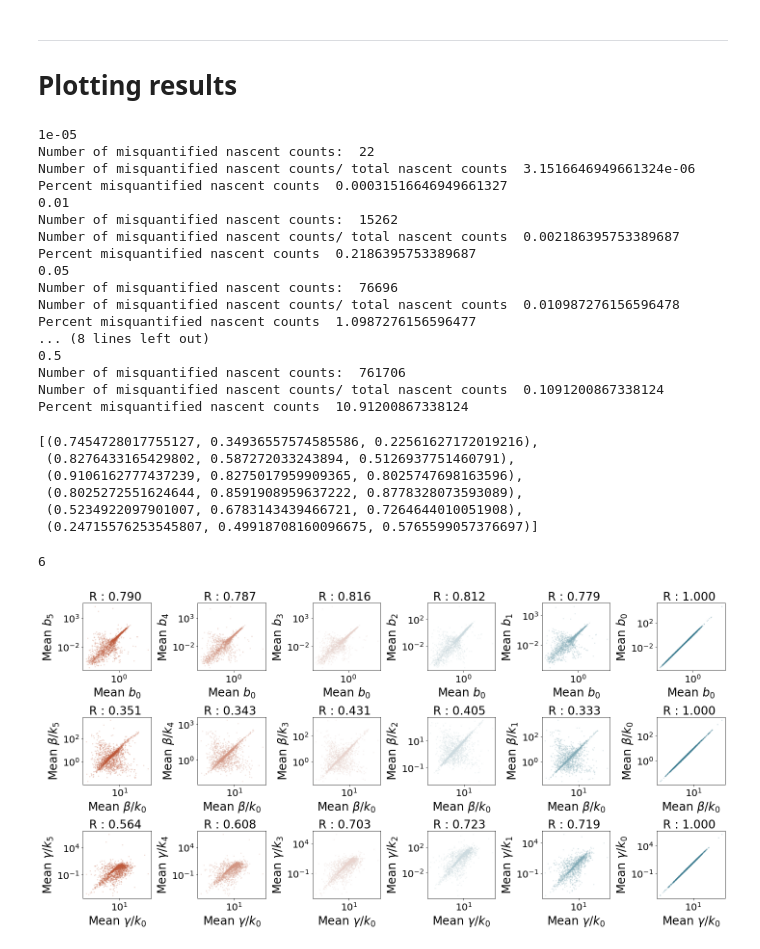
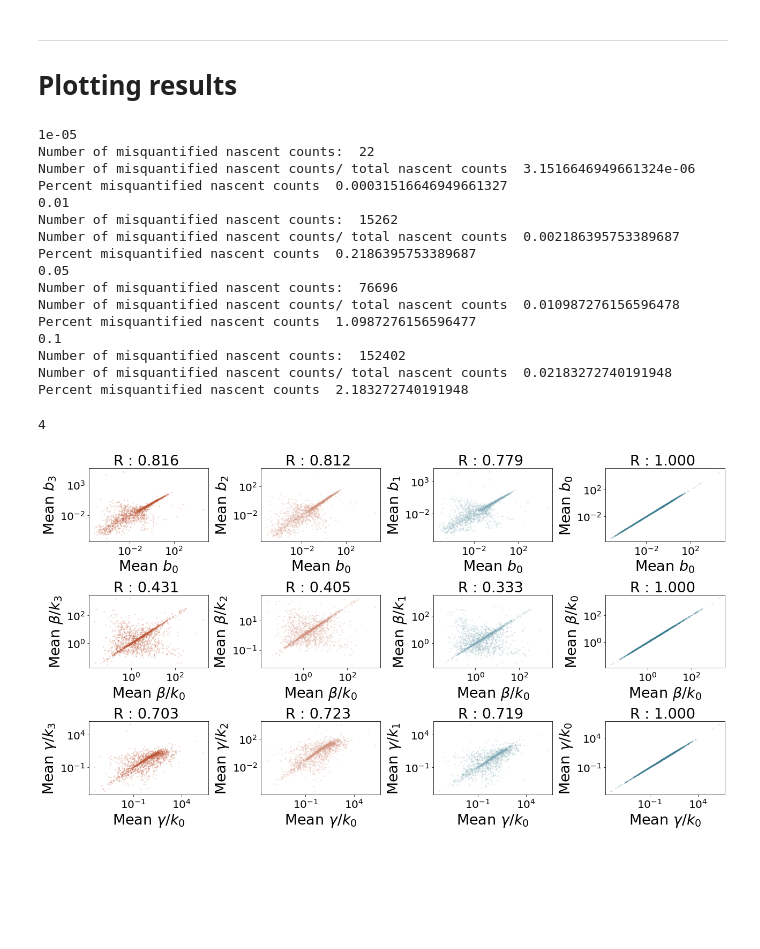
Before and after one commit to pachterlab/CGCCP_2023, a Jupyter notebook: Manuscript/analysis/Fig_S7_Nascent_MisQuantification.ipynb, the cells around one changed output. Saved outputs shown, nothing was run; the diff lists cells and outputs as text; code cells hidden in the pictures; blank space fills up the shorter version.

```diff
--- a/Manuscript/analysis/Fig_S7_Nascent_MisQuantification.ipynb
+++ b/Manuscript/analysis/Fig_S7_Nascent_MisQuantification.ipynb
@@ -206,7 +206,7 @@ color_list = [sns.color_palette()[0], sns.color_palette("YlOrBr")[1],
 # %%
 # load in data and add to dictionary
 name = 'F08_processed_hv'
-fractions = [1e-05,0.01,0.05,0.1,0.3,0.5]
+fractions = [1e-05,0.01,0.05,0.1]
 compare_against = '1e-05'
 
 b_dict = {}
@@ -289,64 +289,57 @@ Percent misquantified nascent counts  0.2186395753389687
 Number of misquantified nascent counts:  76696
 Number of misquantified nascent counts/ total nascent counts  0.010987276156596478
 Percent misquantified nascent counts  1.0987276156596477
-... (8 lines left out)
-0.5
-Number of misquantified nascent counts:  761706
-Number of misquantified nascent counts/ total nascent counts  0.1091200867338124
-Percent misquantified nascent counts  10.91200867338124
+0.1
+Number of misquantified nascent counts:  152402
+Number of misquantified nascent counts/ total nascent counts  0.02183272740191948
+Percent misquantified nascent counts  2.183272740191948
-# %%
-sns.diverging_palette(22, 220, as_cmap=False)
-# %% [output]
-[(0.7454728017755127, 0.34936557574585586, 0.22561627172019216),
- (0.8276433165429802, 0.587272033243894, 0.5126937751460791),
- (0.9106162777437239, 0.8275017959909365, 0.8025747698163596),
- (0.8025272551624644, 0.8591908959637222, 0.8778328073593089),
- (0.5234922097901007, 0.6783143439466721, 0.7264644010051908),
- (0.24715576253545807, 0.49918708160096675, 0.5765599057376697)]
+# %%
+colors = np.array(sns.diverging_palette(22, 220, as_cmap=False))[np.array([0,1,-2,-1],dtype=int)]
 # %%
 # and PLOT -- 3 by 15
-fs = 24
+fs = 27
 print(len(fractions))
-fig, ax = plt.subplots(3,len(fractions),figsize=(20,10))
-colors = sns.diverging_palette(22, 220, as_cmap=False)
+fig, ax = plt.subplots(3,len(fractions),figsize=(18,10))
+# colors = sns.diverging_palette(22, 220, as_cmap=False)
 
-nums = [5,4,3,2,1,0]
+nums = [3,2,1,0]
 for i,fraction in enumerate(fractions[::-1]):
 
     # plot burst sizes against each other
     ax[0,i].scatter(b_dict[compare_against].mean(axis=0),b_dict[str(fraction)].mean(axis=0),alpha=0.2,s=2,color=colors[i])
     ax[0,i].set_xlabel('Mean $b_0$',fontsize=fs)
     ax[0,i].set_ylabel(f'Mean $b_{nums[i]}$',fontsize=fs)
     avg_correlation_ = scipy.stats.pearsonr(np.log(np.mean(b_dict[compare_against],axis=0)),
                                                  np.log(b_dict[str(fraction)].mean(axis=0)))[0]
     ax[0,i].set_title(f'R : {avg_correlation_:.3f} ',fontsize=fs)
 
     # plot splicing rates against each other
-    ax[1,i].scatter(beta_dict[compare_against].mean(axis=0),beta_dict[str(fraction)].mean(axis=0),alpha=0.2,s=2,color=colors[i])
+    ax[1,i].scatter(beta_dict[compare_against].mean(axis=0),beta_dict[str(fraction)].mean(axis=0),
+                    alpha=0.2,s=2,color=colors[i])
     ax[1,i].set_xlabel('Mean $\\beta / k _0$',fontsize=fs)
     ax[1,i].set_ylabel(f'Mean $\\beta / k _{nums[i]}$',fontsize=fs)
     avg_correlation_ = scipy.stats.pearsonr(np.log(np.mean(beta_dict[compare_against],axis=0)),
                                                  np.log(beta_dict[str(fraction)].mean(axis=0)))[0]
     ax[1,i].set_title(f'R : {avg_correlation_:.3f} ',fontsize=fs)
 
     # plot degradation rates against each other
     ax[2,i].scatter(gamma_dict[compare_against].mean(axis=0),gamma_dict[str(fraction)].mean(axis=0),alpha=0.2,s=2,color=colors[i])
     ax[2,i].set_xlabel('Mean $\gamma / k _0$',fontsize=fs)
     ax[2,i].set_ylabel(f'Mean $\gamma / k _{nums[i]}$',fontsize=fs)
     avg_correlation_ = scipy.stats.pearsonr(np.log(np.mean(gamma_dict[compare_against],axis=0)),
                                                  np.log(gamma_dict[str(fraction)].mean(axis=0)))[0]
     ax[2,i].set_title(f'R : {avg_correlation_:.3f} ',fontsize=fs)
 
 
     for j in range(3):
         ax[j,i].set_xscale('log')
         ax[j,i].set_yscale('log')
 
 
 plt.tight_layout()
 # %% [output]
-6
+4
-[figure, old version]
+[figure, new version]
 # %%
 # plot mean squared error and correlations
 df_plot = pd.DataFrame({
```
Also changed, not shown: parts of 3 cells of this notebook, 3 other files.
